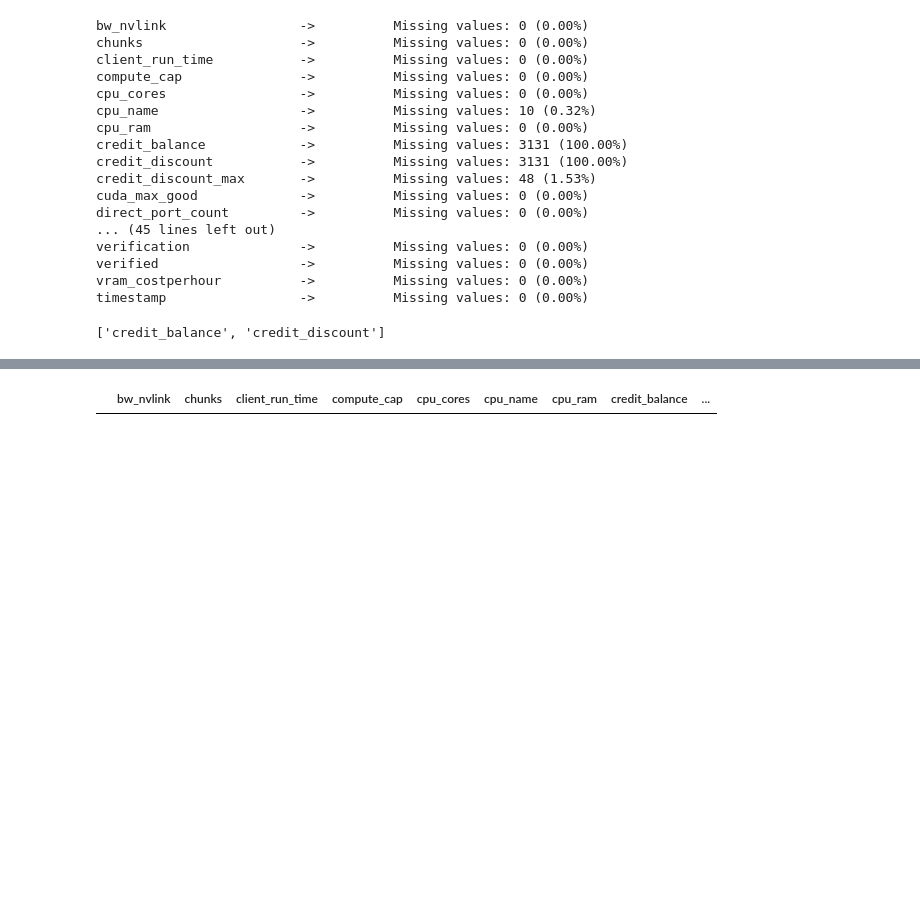
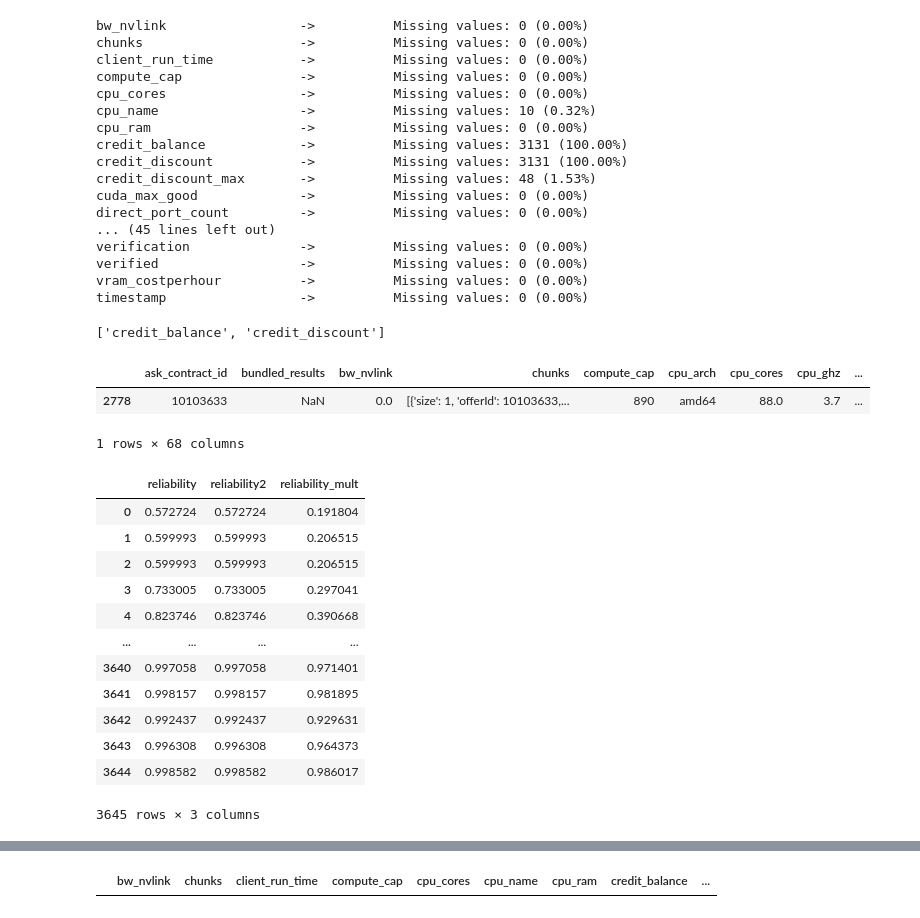
Before and after one commit to alkorolyov/vast-stats, a Jupyter notebook: notebooks/08 - stats.ipynb, the cells around one changed output, grey strips where cells are left out. Cells and saved outputs as stored; diff of their text form; code cells hidden in the pictures; blank space fills up the shorter version.

```diff
--- a/notebooks/08 - stats.ipynb
+++ b/notebooks/08 - stats.ipynb
@@ -55,6 +55,28 @@ verified                  ->          Missing values: 0 (0.00%)
 vram_costperhour          ->          Missing values: 0 (0.00%)
 timestamp                 ->          Missing values: 0 (0.00%)
 ['credit_balance', 'credit_discount']
+# %%
+offers.query('machine_id == 12630')
+# %% [output]
+|  | ask_contract_id | bundled_results | bw_nvlink | chunks | compute_cap | cpu_arch | cpu_cores | cpu_ghz | ... |
+| 2778 | 10103633 | NaN | 0.0 | [{'size': 1, 'offerId': 10103633,... | 890 | amd64 | 88.0 | 3.7 | ... |
+1 rows × 68 columns
+# %%
+offers[['reliability', 'reliability2', 'reliability_mult']]
+# %% [output]
+|  | reliability | reliability2 | reliability_mult |
+| 0 | 0.572724 | 0.572724 | 0.191804 |
+| 1 | 0.599993 | 0.599993 | 0.206515 |
+| 2 | 0.599993 | 0.599993 | 0.206515 |
+| 3 | 0.733005 | 0.733005 | 0.297041 |
+| 4 | 0.823746 | 0.823746 | 0.390668 |
+| ... | ... | ... | ... |
+| 3640 | 0.997058 | 0.997058 | 0.971401 |
+| 3641 | 0.998157 | 0.998157 | 0.981895 |
+| 3642 | 0.992437 | 0.992437 | 0.929631 |
+| 3643 | 0.996308 | 0.996308 | 0.964373 |
+| 3644 | 0.998582 | 0.998582 | 0.986017 |
+3645 rows × 3 columns
 # %%
 offers.columns
 # %% [output]
```
Also changed, not shown: parts of 2 cells of this notebook, 4 other files.
